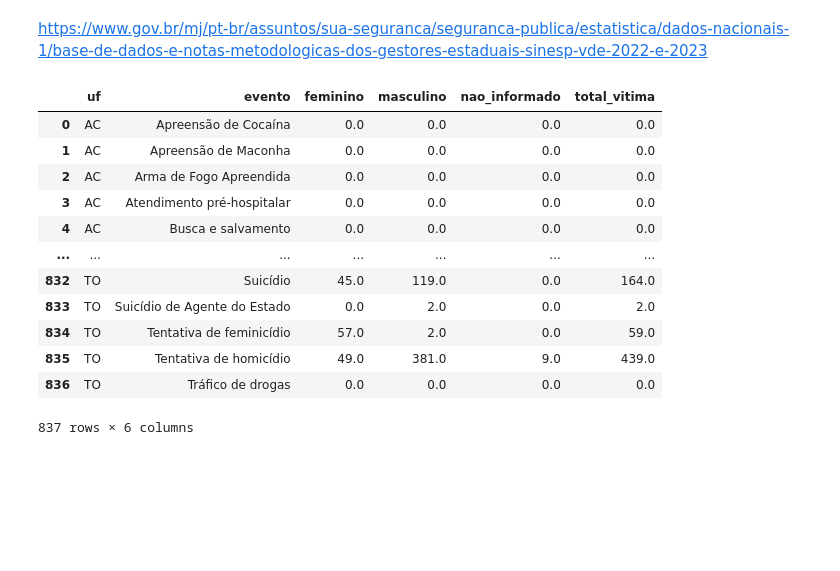
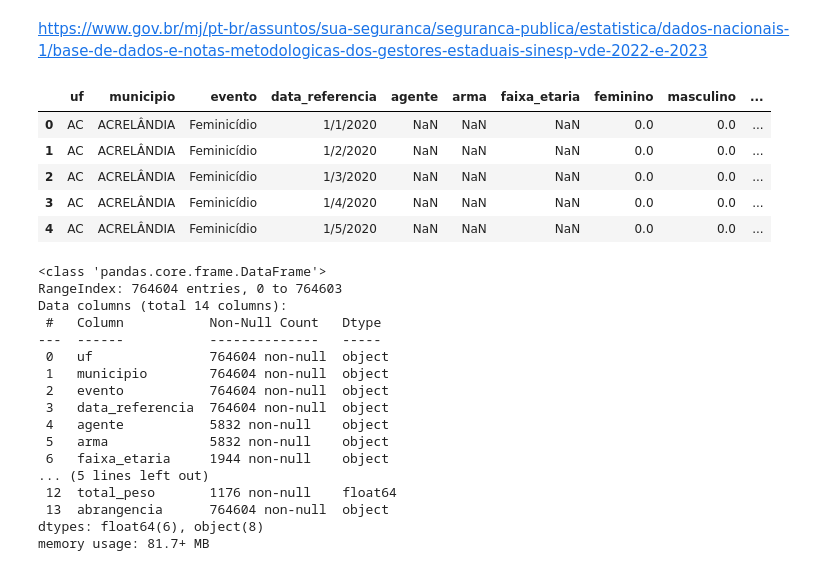
Before and after one commit to Marcelo-Silvestre/MVP_Machine_Learning_Analytics_PUCRIO_40530010056_20260_01, a Jupyter notebook: Notebooks/mvpcriminal.ipynb, the cells around one changed output. Drawn from its saved outputs; the diff is of its cells as text; code cells hidden in the pictures; blank space fills up the shorter version.

```diff
--- a/Notebooks/mvpcriminal.ipynb
+++ b/Notebooks/mvpcriminal.ipynb
@@ -20,16 +26,29 @@ df_2025 = pd.read_csv(url_2025,sep=";")
-# %%
-df_2025.groupby(['uf', 'evento'], as_index=False)[['feminino', 'masculino', 'nao_informado', 'total_vitima']].sum()
-# %% [output]
-|  | uf | evento | feminino | masculino | nao_informado | total_vitima |
-| 0 | AC | Apreensão de Cocaína | 0.0 | 0.0 | 0.0 | 0.0 |
-| 1 | AC | Apreensão de Maconha | 0.0 | 0.0 | 0.0 | 0.0 |
-| 2 | AC | Arma de Fogo Apreendida | 0.0 | 0.0 | 0.0 | 0.0 |
-| 3 | AC | Atendimento pré-hospitalar | 0.0 | 0.0 | 0.0 | 0.0 |
-| 4 | AC | Busca e salvamento | 0.0 | 0.0 | 0.0 | 0.0 |
-| ... | ... | ... | ... | ... | ... | ... |
-| 832 | TO | Suicídio | 45.0 | 119.0 | 0.0 | 164.0 |
-| 833 | TO | Suicídio de Agente do Estado | 0.0 | 2.0 | 0.0 | 2.0 |
-| 834 | TO | Tentativa de feminicídio | 57.0 | 2.0 | 0.0 | 59.0 |
-| 835 | TO | Tentativa de homicídio | 49.0 | 381.0 | 9.0 | 439.0 |
-| 836 | TO | Tráfico de drogas | 0.0 | 0.0 | 0.0 | 0.0 |
-837 rows × 6 columns
+# %%
+df_2020.head(5)
+# %% [output]
+|  | uf | municipio | evento | data_referencia | agente | arma | faixa_etaria | feminino | masculino | ... |
+| 0 | AC | ACRELÂNDIA | Feminicídio | 1/1/2020 | NaN | NaN | NaN | 0.0 | 0.0 | ... |
+| 1 | AC | ACRELÂNDIA | Feminicídio | 1/2/2020 | NaN | NaN | NaN | 0.0 | 0.0 | ... |
+| 2 | AC | ACRELÂNDIA | Feminicídio | 1/3/2020 | NaN | NaN | NaN | 0.0 | 0.0 | ... |
+| 3 | AC | ACRELÂNDIA | Feminicídio | 1/4/2020 | NaN | NaN | NaN | 0.0 | 0.0 | ... |
+| 4 | AC | ACRELÂNDIA | Feminicídio | 1/5/2020 | NaN | NaN | NaN | 0.0 | 0.0 | ... |
+# %%
+df_2020.info()
+# %% [output]
+<class 'pandas.core.frame.DataFrame'>
+RangeIndex: 764604 entries, 0 to 764603
+Data columns (total 14 columns):
+ #   Column           Non-Null Count   Dtype
+---  ------           --------------   -----
+ 0   uf               764604 non-null  object
+ 1   municipio        764604 non-null  object
+ 2   evento           764604 non-null  object
+ 3   data_referencia  764604 non-null  object
+ 4   agente           5832 non-null    object
+ 5   arma             5832 non-null    object
+ 6   faixa_etaria     1944 non-null    object
+... (5 lines left out)
+ 12  total_peso       1176 non-null    float64
+ 13  abrangencia      764604 non-null  object
+dtypes: float64(6), object(8)
+memory usage: 81.7+ MB
```
Also changed, not shown: parts of 14 cells of this notebook.
